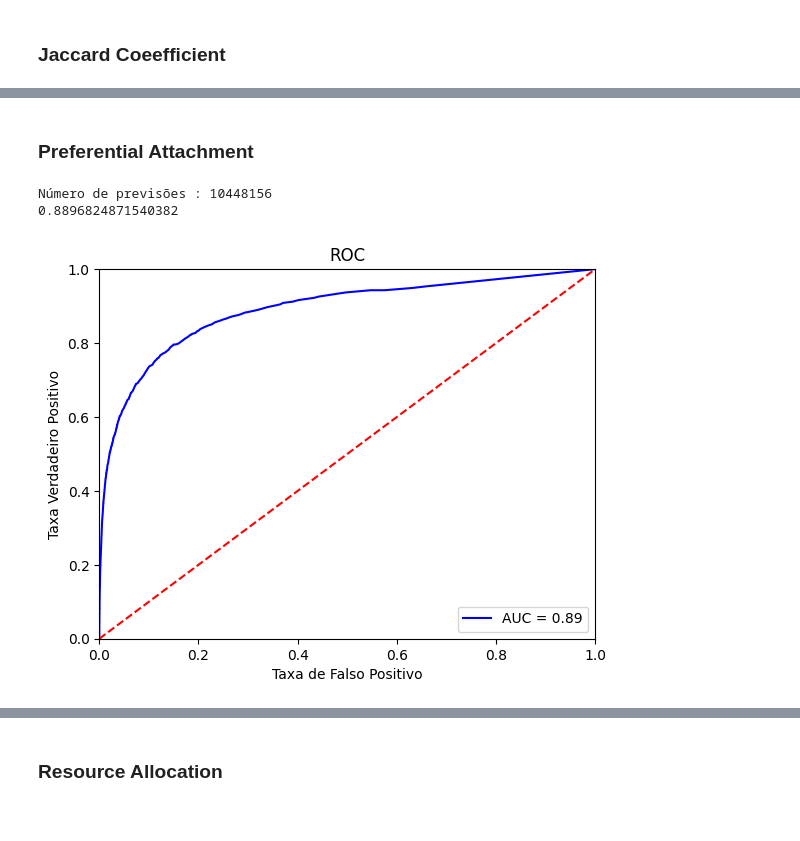
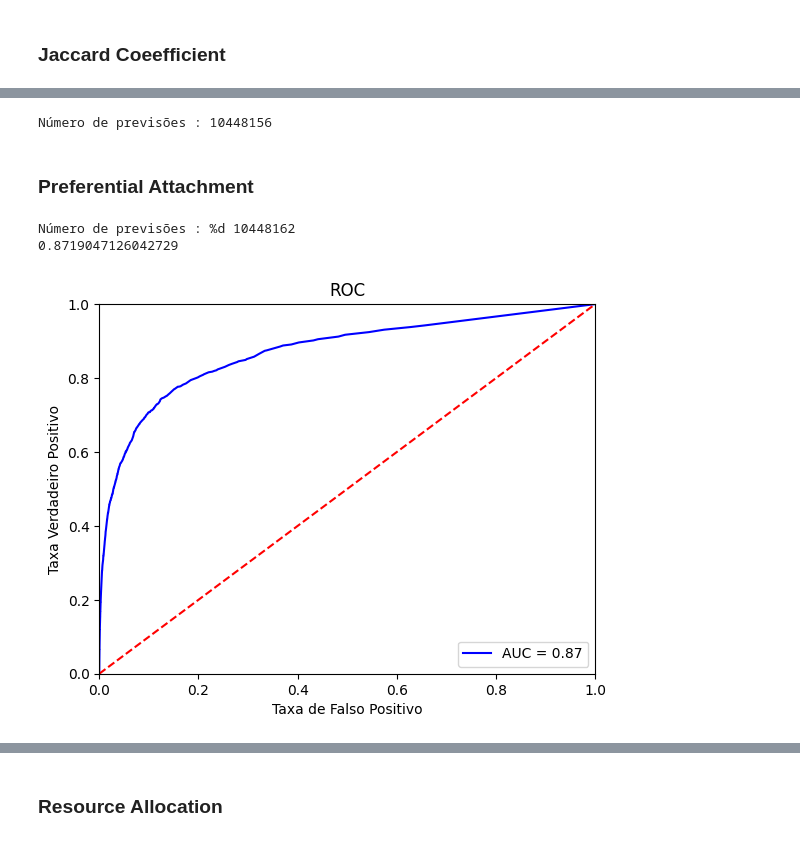
Before and after one commit to rwc2408/CienciadasRedes, a Jupyter notebook: Desafio 02/desafico02_linkPrediction.ipynb, the cells around one changed output, grey strips where cells are left out. Saved outputs shown, nothing was run; the diff lists cells and outputs as text; code cells hidden in the pictures.

```diff
--- a/Desafio 02/desafico02_linkPrediction.ipynb
+++ b/Desafio 02/desafico02_linkPrediction.ipynb
@@ -108,34 +99,37 @@ plt.show()
+# %%
+print("Número de previsões : %d" % len(pred_jaccard_list))
+# %% [output]
+Número de previsões : 10448156
 # %% [markdown]
 ### Preferential Attachment
 # %%
 pred_prefAtch = nx.preferential_attachment(G_train)
 
 pred_prefAtch_list = list(pred_prefAtch)
 
-print("Número de previsões : %d" % len(pred_prefAtch_list))
+print("Número de previsões : %d", len(pred_prefAtch_list))
 
 prefAtch_df = pd.DataFrame(pred_prefAtch_list, columns=['node1', 'node2', 'score'])
 prefAtch_df = prefAtch_df.sort_values(by='score', ascending=False)
 
 prefAtch_df['label'] = prefAtch_df.apply(lambda row: (row['node1'], row['node2']) in edge_subset, axis=1)
 
 # Computa o AUC score da curva ROC
-fpr_prefAtch, tpr_prefAtch, _ = metrics.roc_curve(prefAtch_df['label'], prefAtch_df['score'])
+fpr_prefAtch, tpr_prefAtch, thresholds = metrics.roc_curve(prefAtch_df['label'], prefAtch_df['score'])
 auc_prefAtch = roc_auc_score(prefAtch_df['label'], prefAtch_df['score'])
 print(auc_prefAtch)
-
 
 #Gráfico da curva ROC
 plt.title('ROC')
 plt.plot(fpr_prefAtch, tpr_prefAtch, 'b', label = 'AUC = %0.2f' % auc_prefAtch)
 plt.legend(loc = 'lower right')
 plt.plot([0, 1], [0, 1],'r--')
 plt.xlim([0, 1])
 plt.ylim([0, 1])
 plt.ylabel('Taxa Verdadeiro Positivo')
 plt.xlabel('Taxa de Falso Positivo')
 plt.show()
 # %% [output]
-Número de previsões : 10448156
-0.8896824871540382
+Número de previsões : %d 10448162
+0.8719047126042729
-[figure, old version]
+[figure, new version]
```
Also changed, not shown: parts of 35 cells of this notebook.
